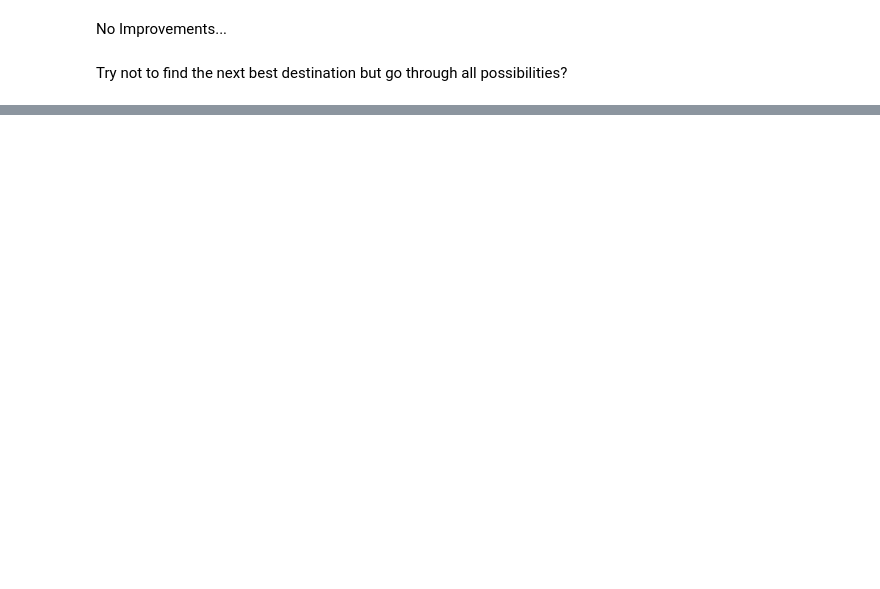
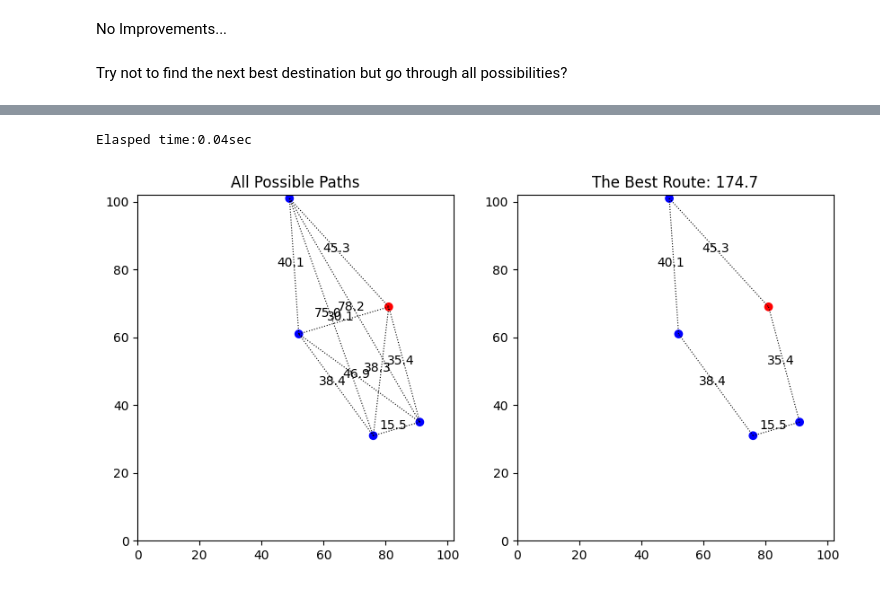
Before and after one commit to kellychin79/analysis_4, a Jupyter notebook: routing_with_xy_coordinates.ipynb, the cells around one changed output, grey strips where cells are left out. Cells and saved outputs as stored; diff of their text form; code cells hidden in the pictures; blank space fills up the shorter version.

Commit message:
show the elapsed time

```diff
--- a/routing_with_xy_coordinates.ipynb
+++ b/routing_with_xy_coordinates.ipynb
@@ -166,7 +167,8 @@ print(points_comb_dist)
 # %% [markdown]
 Plot the distance values next to the lines
 # %%
-def make_graph(ax, paths, point_x_coord, point_y_coord, num_dest, type, x_max, y_max, x_min = 0, y_min = 0):
+def make_graph(ax, paths, point_x_coord, point_y_coord, num_dest,
+               type, x_max, y_max, x_min = 0, y_min = 0, total_dist=None):
 
     for path in paths:
         x_to_x, y_to_y = zip(*path)
@@ -188,6 +190,8 @@ def make_graph(ax, paths, point_x_coord, point_y_coord, num_dest, type, x_max, y
 
     if type == 'all':
         ax.set_title('All Possible Paths')
+    elif type == 'best' and total_dist != None:
+        ax.set_title('The Best Route: '+ str(round(total_dist,2)))
     elif type == 'best':
         ax.set_title('The Best Route')
 # %%
@@ -520,0 +480,27 @@ It seems to work!
+# %%
+def run_v3(max_range, num_dest):
+    max_range = max_range
+    num_dest = num_dest
+
+    points = generate_points(num_dest = num_dest, min_range = 0, max_range = max_range)
+
+    point_x_coord, point_y_coord = find_x_y_coord(points)
+
+    route, total_dist = find_best_route_v3(points)
+
+    route_3_dest = route_to_path(route)
+
+    # plot
+    fig, ax = plt.subplots(1, 2, figsize=(10,5))
+
+    # all possible paths
+    make_graph(ax[0], find_all_paths(points), point_x_coord, point_y_coord,
+               x_max = max_range, x_min = 0,
+               y_max = max_range, y_min = 0,
+               num_dest = num_dest, type = 'all')
+
+    # the best route
+    make_graph(ax[1], route_3_dest, point_x_coord, point_y_coord,
+               x_max = max_range, x_min = 0,
+               y_max = max_range, y_min = 0,
+               num_dest = num_dest, type = 'best', total_dist = total_dist)
@@ -520,0 +528,11 @@ It seems to work!
+# %%
+a = time.time()
+
+random.seed(110)
+
+run_v3(max_range=100, num_dest=4)
+
+print('Elasped time:'+str(round(time.time()-a,2))+'sec')
+# %% [output]
+Elasped time:0.04sec
+[figure, added]
```
Also changed, not shown: parts of 28 cells of this notebook, 1 other file.
